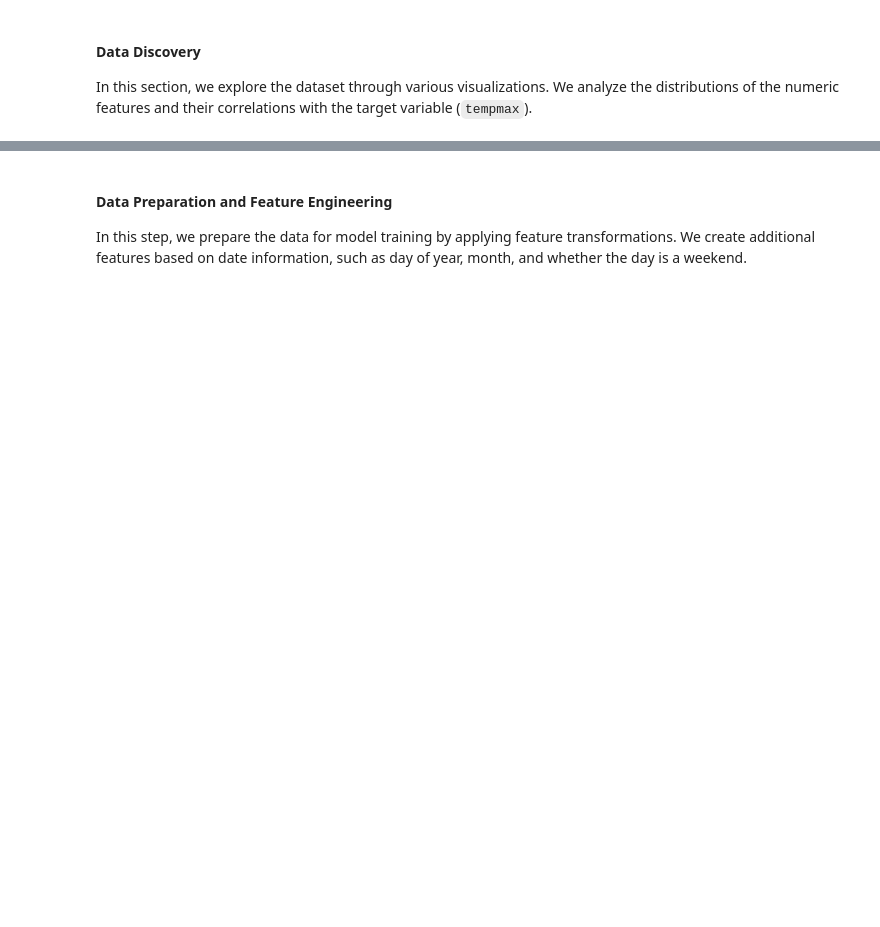
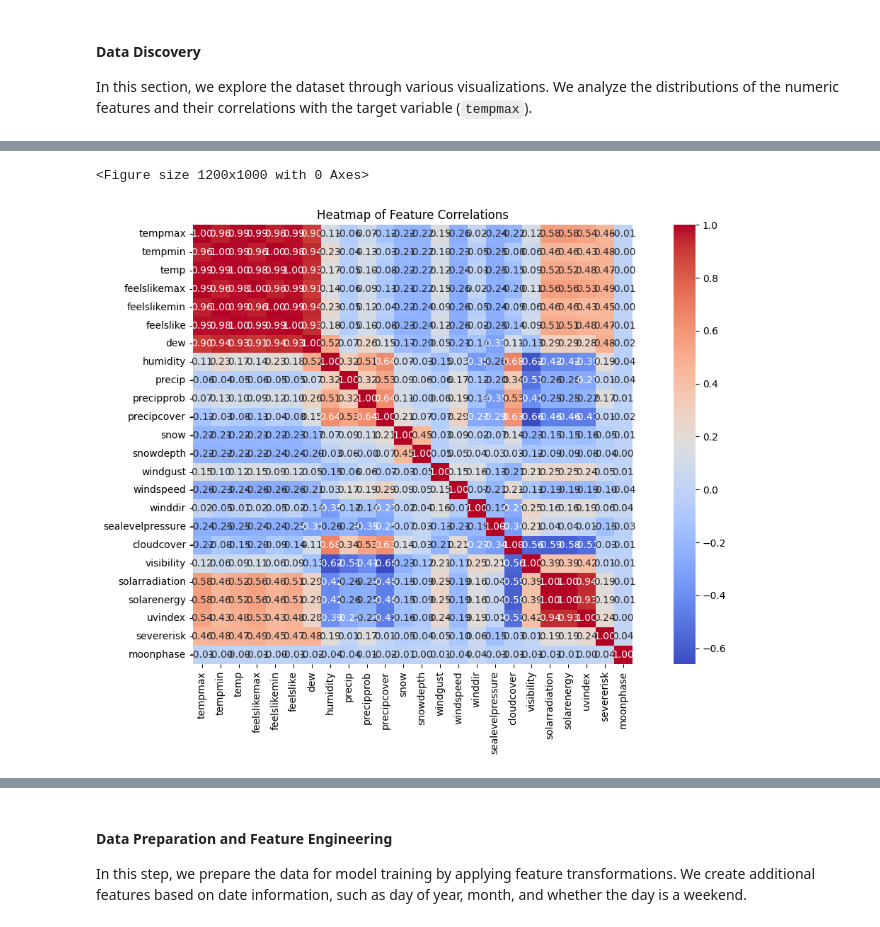
Before and after one commit to NgocDungNguyen/ASM2AI_Team2, a Jupyter notebook: Assignment3_Team2.ipynb, the cells around one changed output, grey strips where cells are left out. Drawn from its saved outputs; the diff is of its cells as text; code cells hidden in the pictures; blank space fills up the shorter version.

```diff
--- a/Assignment3_Team2.ipynb
+++ b/Assignment3_Team2.ipynb
@@ -138,0 +203,22 @@ In this section, we explore the dataset through various visualizations. We analy
+# %%
+# Correlation matrix and clustermap for numeric features
+plt.figure(figsize=(12, 10))
+numeric_data = raw_data.select_dtypes(include=[np.number])
+corr = numeric_data.corr()
+
+# Handle any non-finite values in the correlation matrix
+if not np.isfinite(corr.values).all():
+    print("Warning: Correlation matrix contains non-finite values. Replacing with 0.")
+    corr_array = np.nan_to_num(corr.values, nan=0, posinf=0, neginf=0)
+    corr = pd.DataFrame(corr_array, index=corr.index, columns=corr.columns)
+
+# Heatmap of the correlation matrix
+plt.figure(figsize=(12, 8))
+sns.heatmap(corr, annot=True, fmt=".2f", cmap='coolwarm', cbar=True, square=True)
+plt.title('Heatmap of Feature Correlations')
+plt.tight_layout()
+plt.savefig('figures/correlation_heatmap.png', format='png', dpi=300)
+plt.show()
+# %% [output]
+<Figure size 1200x1000 with 0 Axes>
+[figure, added]
```
Also changed, not shown: parts of 21 cells of this notebook.
